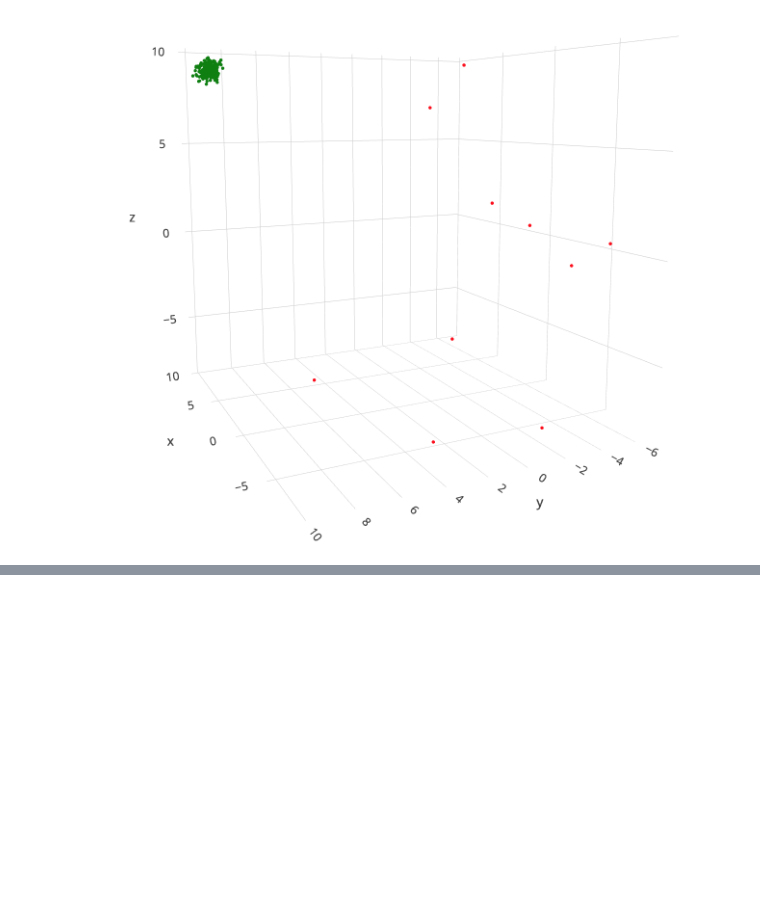
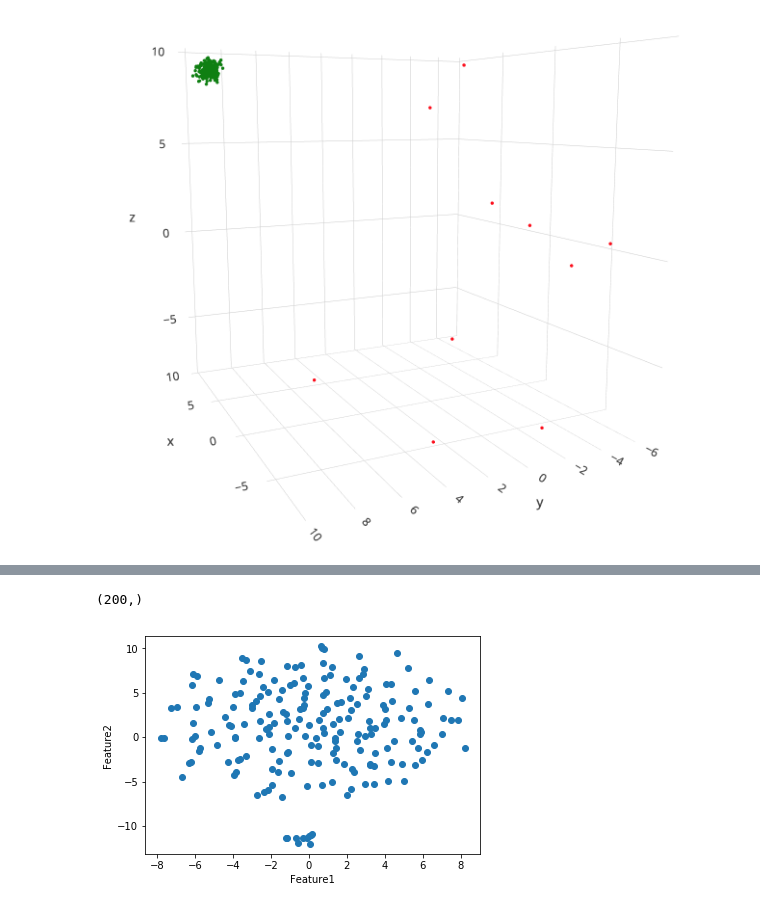
Before and after one commit to hanhanwu/Hanhan_Data_Science_Practice, a Jupyter notebook: Outliers_and_Clustering/try_PyOD.ipynb, the cells around one changed output, grey strips where cells are left out. Drawn from its saved outputs; the diff is of its cells as text; code cells hidden in the pictures; blank space fills up the shorter version.

Commit message:
multi-dimensional simulated data

```diff
--- a/Outliers_and_Clustering/try_PyOD.ipynb
+++ b/Outliers_and_Clustering/try_PyOD.ipynb
@@ -430,0 +435,15 @@ Image(path, width=600, height=600)
+# %%
+from pyod.utils.data import generate_data, get_outliers_inliers
+
+outlier_fraction = 0.05
+total_records = 200
+
+# 5% outliers, better to set random_state, otherwise it's difficult to differentiate inliners and outliers in plot
+X_train, y_train = generate_data(n_train=total_records,train_only=True, n_features=20, contamination=outlier_fraction,
+                                 random_state = 10)
+x_outliers, x_inliers = get_outliers_inliers(X_train, y_train)
+
+n_inliers = len(x_inliers)
+n_outliers = len(x_outliers)
+
+print(n_inliers, n_outliers)
@@ -430,0 +473,18 @@ Image(path, width=600, height=600)
+# %%
+# 2D visualization
+n_dimensions = 2
+reduced_X = manifold.TSNE(n_components=n_dimensions, learning_rate=10, random_state=10).fit_transform(X_train)
+# %%
+reduced_X[:,1].shape
+# %% [output]
+(200,)
+# %%
+tsne_f1 = reduced_X[:, 0]
+tsne_f2 = reduced_X[:, 1]
+
+plt.scatter(tsne_f1,tsne_f2)
+plt.xlabel('Feature1')
+plt.ylabel('Feature2')
+plt.show()
+# %% [output]
+[figure, added]
```
Also changed, not shown: parts of 3 cells of this notebook.
